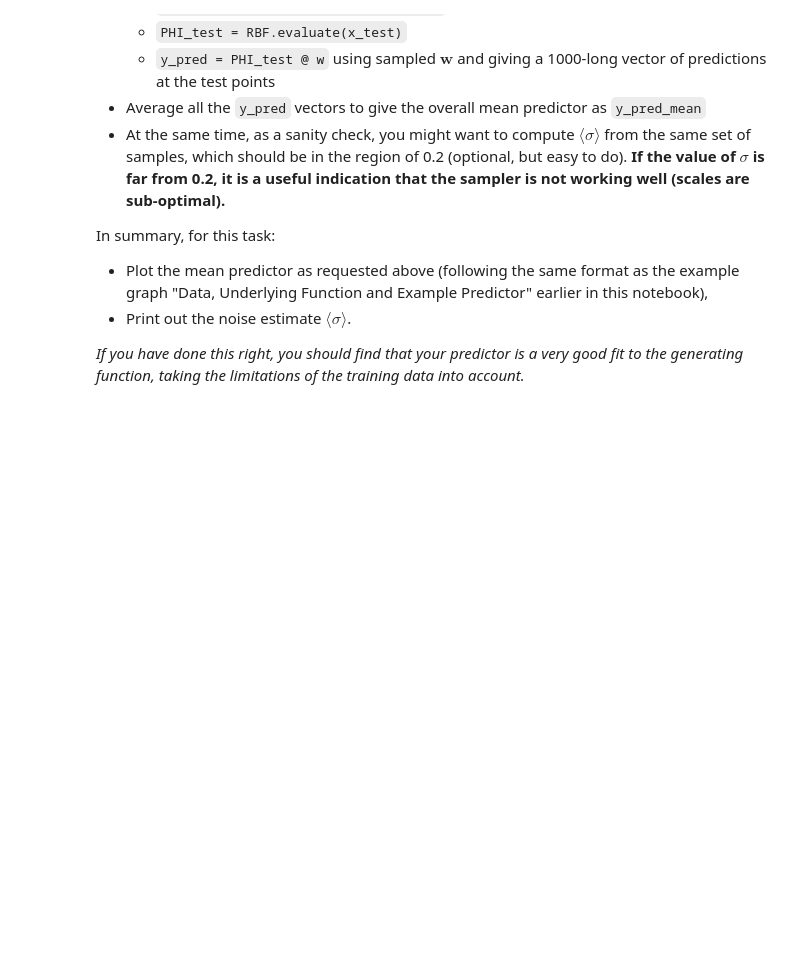
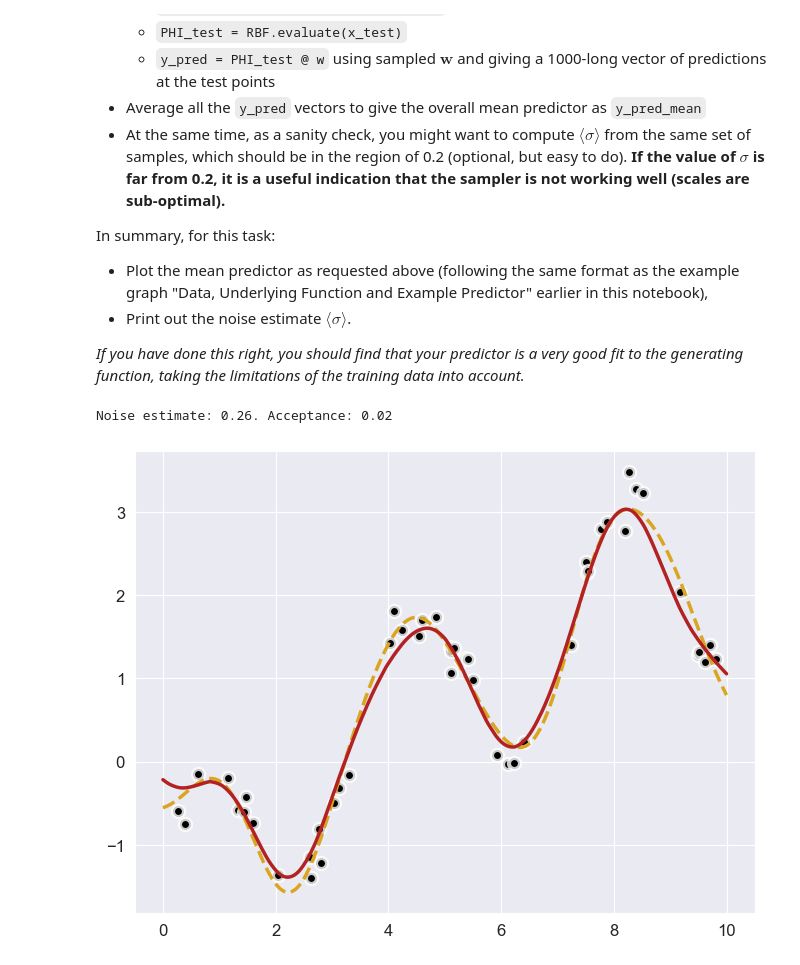
Before and after one commit to ab3308/bayesian-machine-learning, a Jupyter notebook: stochastic-approximation-bayesian-modelling/CM50268-Coursework-2a.ipynb, the cells around one changed output. Cells and saved outputs as stored; diff of their text form; code cells hidden in the pictures; blank space fills up the shorter version.

```diff
--- a/stochastic-approximation-bayesian-modelling/CM50268-Coursework-2a.ipynb
+++ b/stochastic-approximation-bayesian-modelling/CM50268-Coursework-2a.ipynb
@@ -1000,0 +1042,26 @@ In summary, for this task:
+# %%
+# Plot the mean predictor, output the noise estimate
+acceptance = acceptance_rate(rejected_full, num_samples)
+
+_, samples_used = process(samples_full, burn_in)
+noise_estimate = sigma_expectation(samples_used, burn_in)[-1]
+
+print(f"Noise estimate: {noise_estimate:.2f}. Acceptance: {acceptance:.2f}")
+
+predictions = []
+for sample in samples_used:
+    w = sample[:50]
+    alpha = 10 ** sample[50]
+    r = 10 ** sample[51]
+    sigma = 10 ** sample[52]
+
+    rbf = setup.RBFGenerator(Centres=centres, width=r, bias=True)
+    phi_test = rbf.evaluate(x_test)
+    y_pred = phi_test @ w
+    predictions.append(y_pred)
+
+predictions = np.array(predictions).mean(axis=0)
+setup.plot_regression(x_train, y_train, x_test, y_test, predictions)
+# %% [output]
+Noise estimate: 0.26. Acceptance: 0.02
+[figure, added]
```
Also changed, not shown: parts of 9 cells of this notebook, 3 other files.
